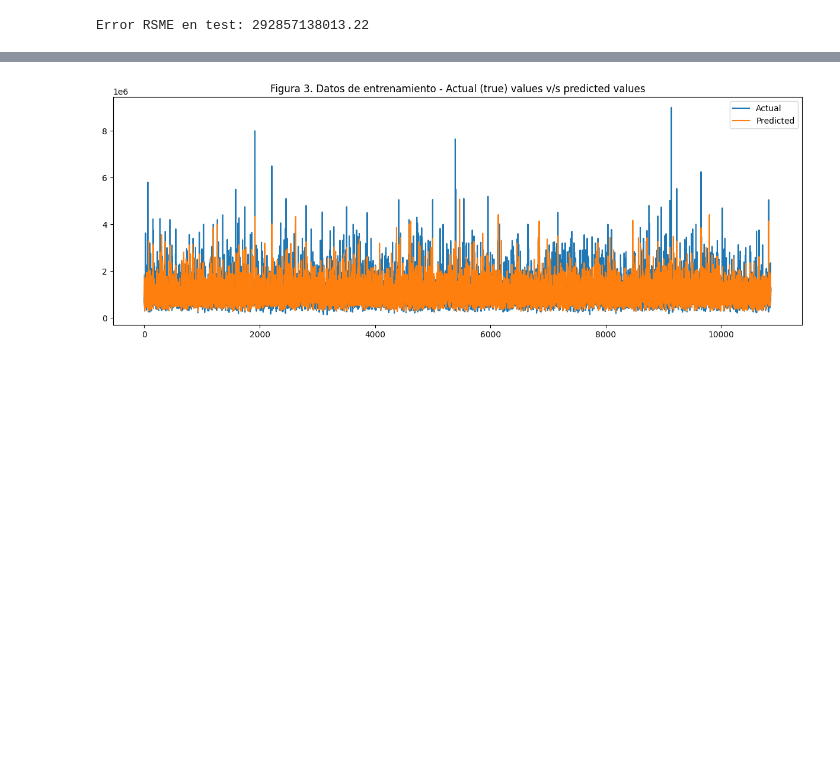
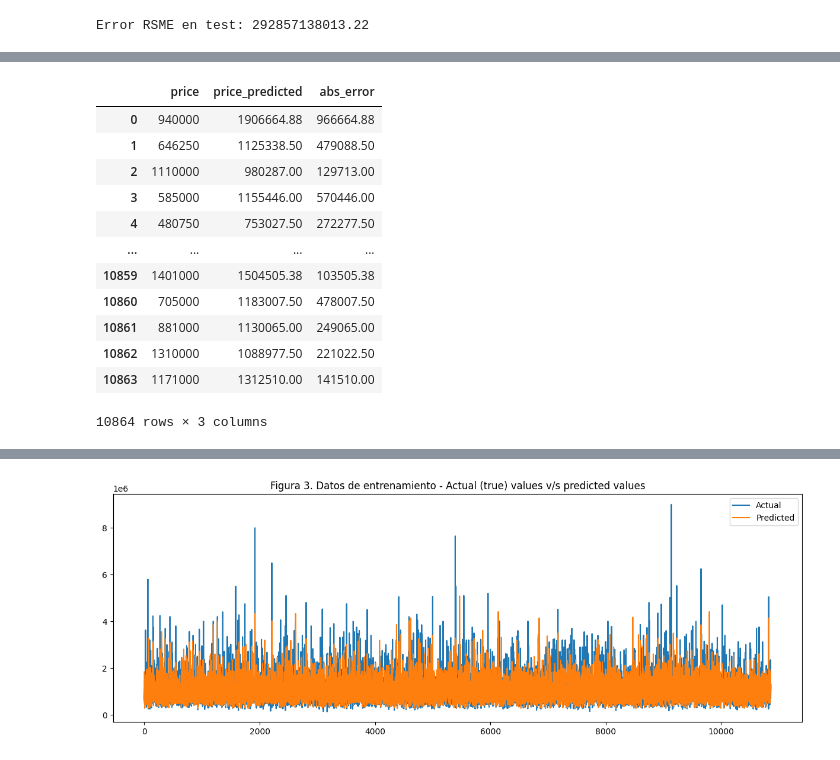
Before and after one commit to czammar/ai_programming_foundations, a Jupyter notebook: notebooks/05a_train_ml_model.ipynb, the cells around one changed output, grey strips where cells are left out. Cells and saved outputs as stored; diff of their text form; code cells hidden in the pictures; blank space fills up the shorter version.

```diff
--- a/notebooks/05a_train_ml_model.ipynb
+++ b/notebooks/05a_train_ml_model.ipynb
@@ -126,0 +128,16 @@ Error RSME en test: 292857138013.22
+# %%
+eval_res
+# %% [output]
+|  | price | price_predicted | abs_error |
+| 0 | 940000 | 1906664.88 | 966664.88 |
+| 1 | 646250 | 1125338.50 | 479088.50 |
+| 2 | 1110000 | 980287.00 | 129713.00 |
+| 3 | 585000 | 1155446.00 | 570446.00 |
+| 4 | 480750 | 753027.50 | 272277.50 |
+| ... | ... | ... | ... |
+| 10859 | 1401000 | 1504505.38 | 103505.38 |
+| 10860 | 705000 | 1183007.50 | 478007.50 |
+| 10861 | 881000 | 1130065.00 | 249065.00 |
+| 10862 | 1310000 | 1088977.50 | 221022.50 |
+| 10863 | 1171000 | 1312510.00 | 141510.00 |
+10864 rows × 3 columns
```
Also changed, not shown: parts of 8 cells of this notebook.
